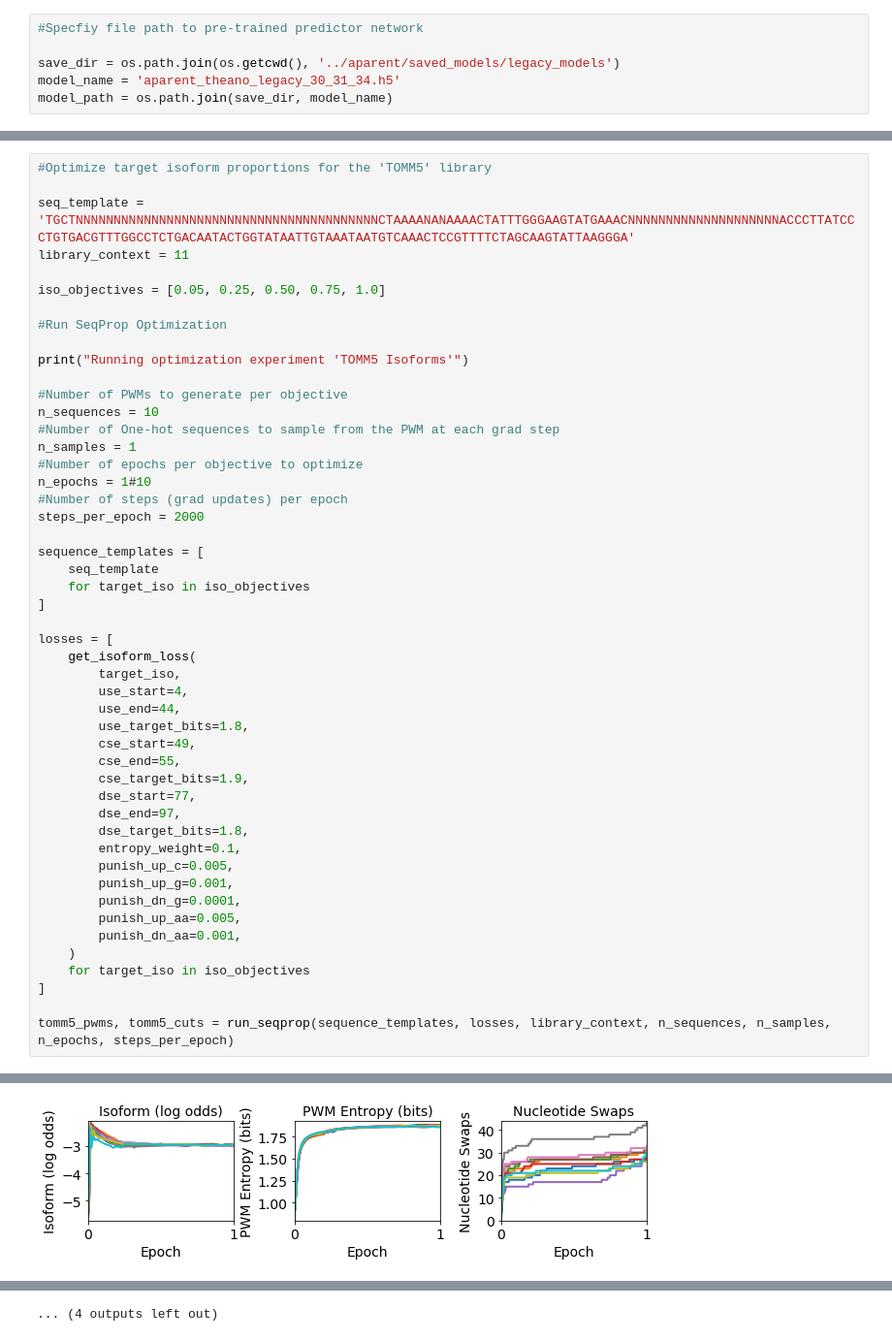
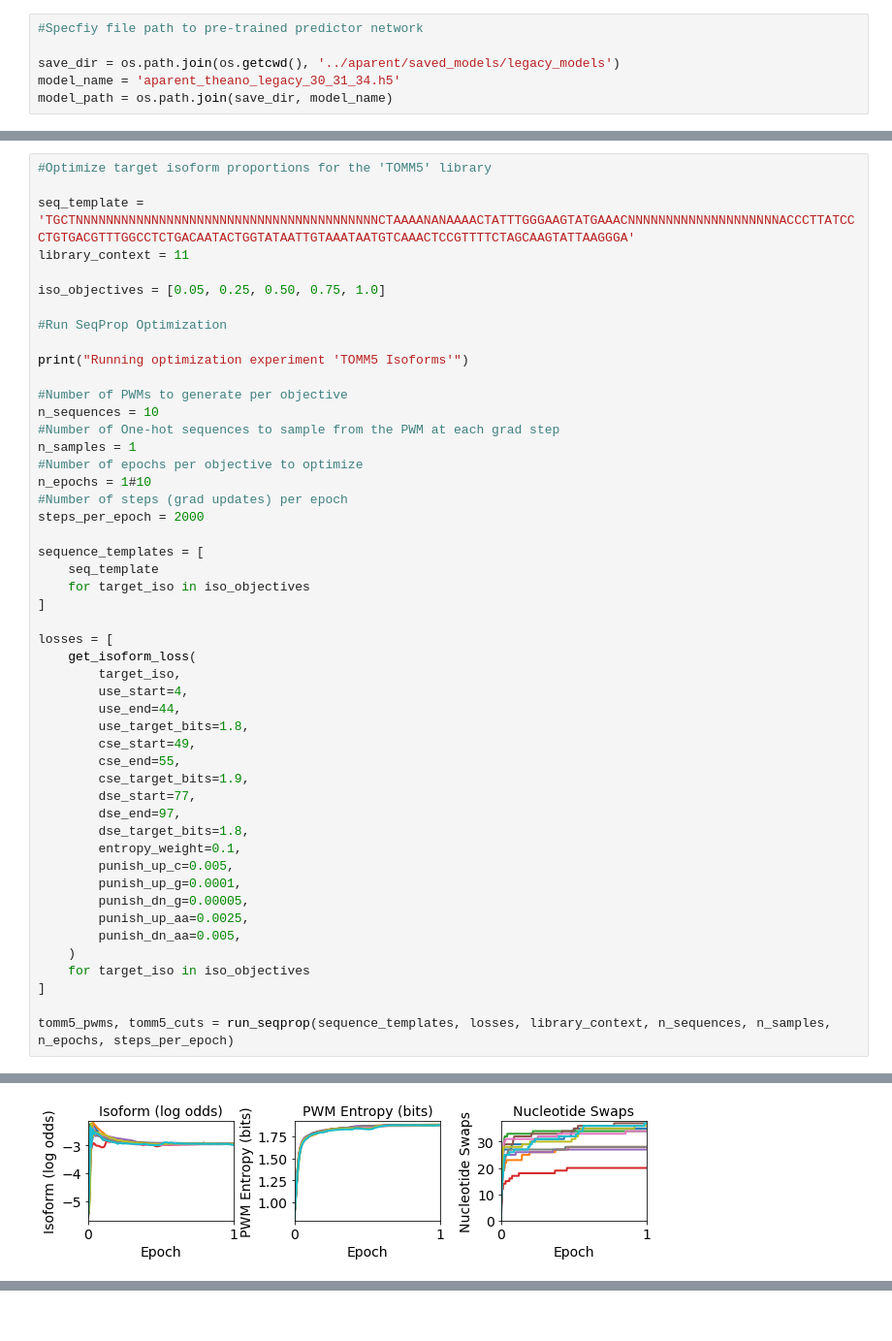
Before and after one commit to johli/aparent, a Jupyter notebook: seqprop/seqprop_aparent_isoform_optimization_legacy.ipynb, the cells around one changed output, grey strips where cells are left out. Shown at 97% size. Drawn from its saved outputs; the diff is of its cells as text.

```diff
--- a/seqprop/seqprop_aparent_isoform_optimization_legacy.ipynb
+++ b/seqprop/seqprop_aparent_isoform_optimization_legacy.ipynb
@@ -289,10 +370,10 @@ losses = [
         dse_target_bits=1.8,
         entropy_weight=0.1,
         punish_up_c=0.005,
-        punish_up_g=0.001,
-        punish_dn_g=0.0001,
-        punish_up_aa=0.005,
-        punish_dn_aa=0.001,
+        punish_up_g=0.0001,
+        punish_dn_g=0.00005,
+        punish_up_aa=0.0025,
+        punish_dn_aa=0.005,
     )
     for target_iso in iso_objectives
 ]
@@ -306 +387 @@ Epoch 1/1
-[figure, old version]
+[figure, new version]
@@ -322,4 +405,3 @@ Epoch 1/1
-... (4 outputs left out)
 # %%
 #Plot one PWM sequence logo per optimized objective (Experiment 'TOMM5 Isoforms')
 
```
Also changed, not shown: parts of 9 cells of this notebook, 4 other files.
